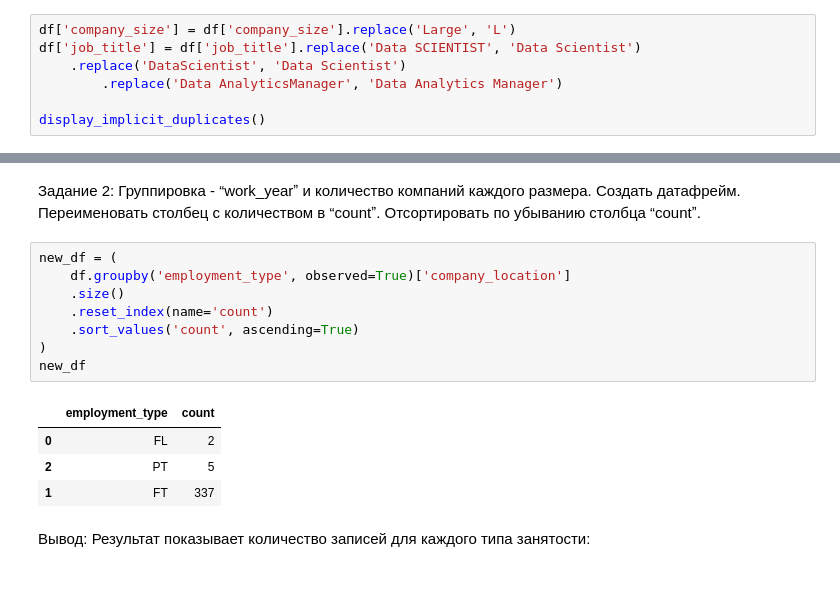
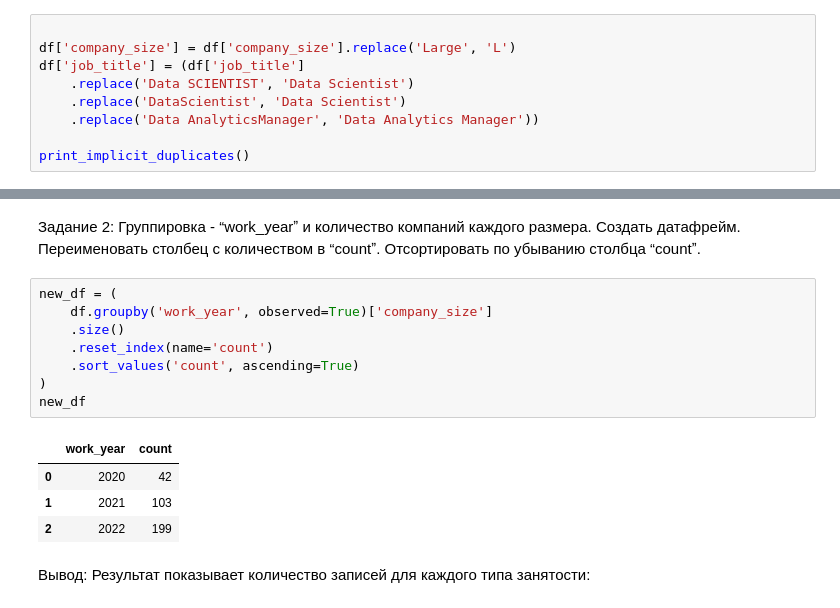
Before and after one commit to Qurlya/AD, a Jupyter notebook: ЛР1_Басенков_3.ipynb, the cells around one changed output, grey strips where cells are left out. Saved outputs shown, nothing was run; the diff lists cells and outputs as text.

```diff
--- a/ЛР1_Басенков_3.ipynb
+++ b/ЛР1_Басенков_3.ipynb
@@ -152,10 +157,12 @@ company_size ['L' 'S' 'M' 'Large']
 # %% [markdown]
 Теперь, произведём замену неявных дубликатов на соответствующие варианты. Также отобразим уникальные значения, чтобы проверить, что замена прошла корректно.
 # %%
+
 df['company_size'] = df['company_size'].replace('Large', 'L')
-df['job_title'] = df['job_title'].replace('Data SCIENTIST', 'Data Scientist')
+df['job_title'] = (df['job_title']
+    .replace('Data SCIENTIST', 'Data Scientist')
     .replace('DataScientist', 'Data Scientist')
-        .replace('Data AnalyticsManager', 'Data Analytics Manager')
+    .replace('Data AnalyticsManager', 'Data Analytics Manager'))
 
-display_implicit_duplicates()
+print_implicit_duplicates()
 # %% [output]
@@ -271,17 +274,17 @@ dtype: int64
 Задание 2: Группировка - “work_yearˮ и количество компаний каждого размера. Создать датафрейм. Переименовать столбец с количеством в “сountˮ. Отсортировать по убыванию столбца “countˮ.
 # %%
 new_df = (
-    df.groupby('employment_type', observed=True)['company_location']
+    df.groupby('work_year', observed=True)['company_size']
     .size()
     .reset_index(name='count')
     .sort_values('count', ascending=True)
 )
 new_df
 # %% [output]
-|  | employment_type | count |
-| 0 | FL | 2 |
-| 2 | PT | 5 |
-| 1 | FT | 337 |
+|  | work_year | count |
+| 0 | 2020 | 42 |
+| 1 | 2021 | 103 |
+| 2 | 2022 | 199 |
 # %% [markdown]
 Вывод: Результат показывает количество записей для каждого типа занятости:
 # %% [markdown]
```
Also changed, not shown: parts of 30 cells of this notebook.
